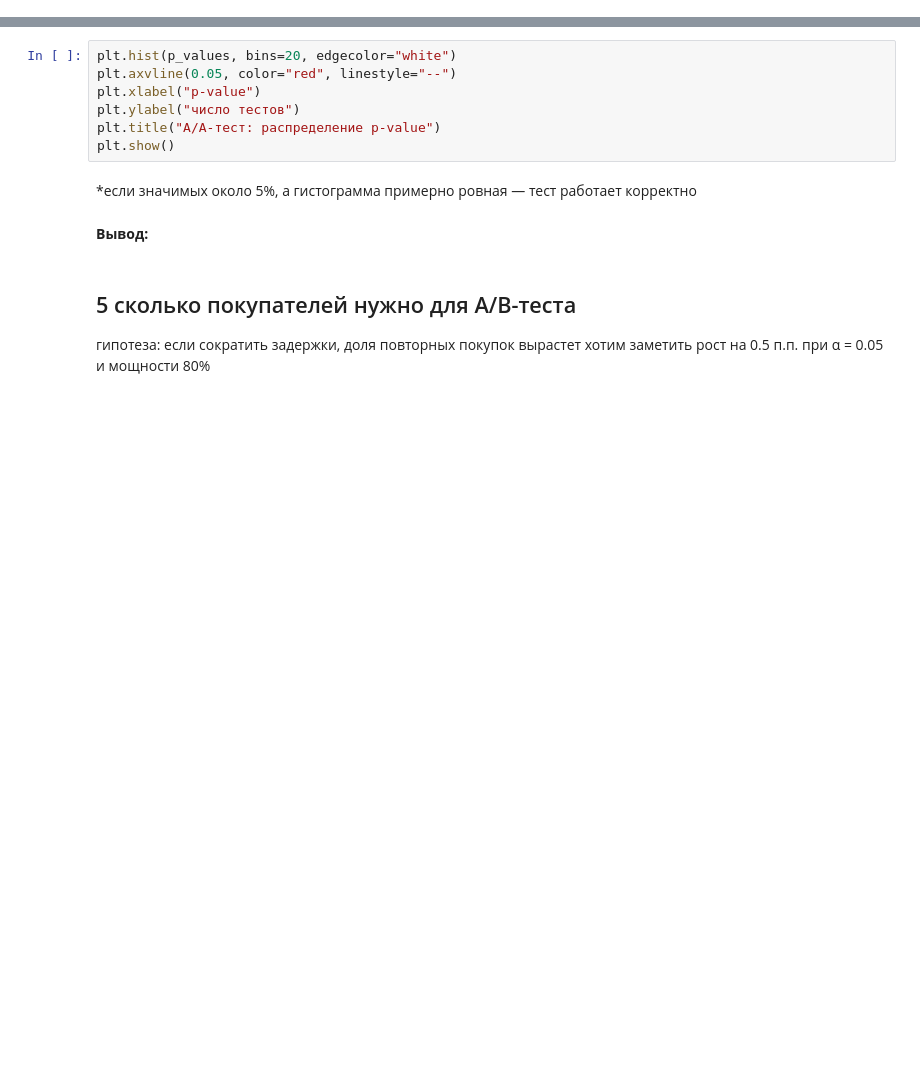
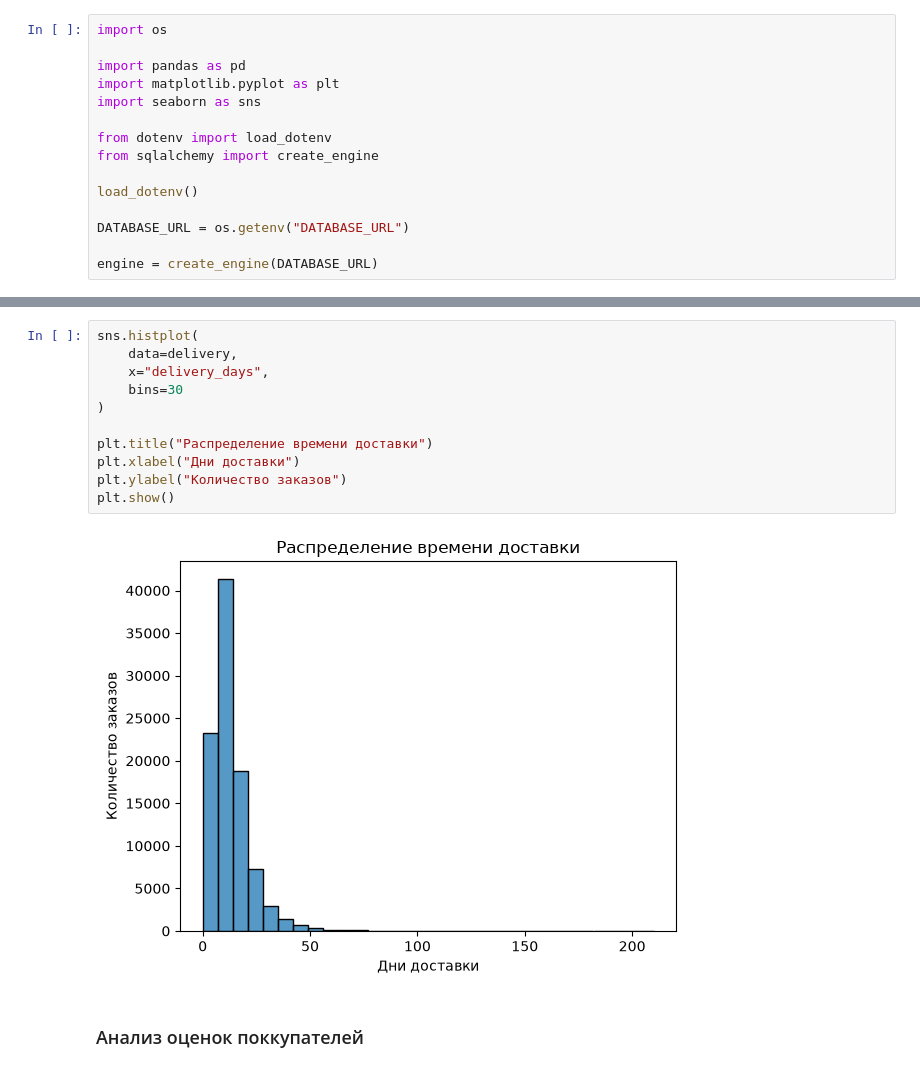
Before and after one commit to hannettochi/data-warehouse-olist, a Jupyter notebook: notebooks/olist_analysis.ipynb, the cells around one changed output, grey strips where cells are left out. Saved outputs shown, nothing was run; the diff lists cells and outputs as text; blank space fills up the shorter version.

```diff
--- a/notebooks/olist_analysis.ipynb
+++ b/notebooks/olist_analysis.ipynb
@@ -42,0 +26,15 @@ orders.shape
+# %%
+import os
+
+import pandas as pd
+import matplotlib.pyplot as plt
+import seaborn as sns
+
+from dotenv import load_dotenv
+from sqlalchemy import create_engine
+
+load_dotenv()
+
+DATABASE_URL = os.getenv("DATABASE_URL")
+
+engine = create_engine(DATABASE_URL)
@@ -115,17 +178,16 @@ print(f"доля значимых при α = 0.05: {(p_values < 0.05).mean():.1
 # %%
-plt.hist(p_values, bins=20, edgecolor="white")
-plt.axvline(0.05, color="red", linestyle="--")
-plt.xlabel("p-value")
-plt.ylabel("число тестов")
-plt.title("A/A-тест: распределение p-value")
+sns.histplot(
+    data=delivery,
+    x="delivery_days",
+    bins=30
+)
+
+plt.title("Распределение времени доставки")
+plt.xlabel("Дни доставки")
+plt.ylabel("Количество заказов")
 plt.show()
+# %% [output]
+[figure, added]
-# %% [markdown]
-*если значимых около 5%, а гистограмма примерно ровная — тест работает корректно
-# %% [markdown]
-**Вывод:**
 # %% [markdown]
-## 5 сколько покупателей нужно для A/B-теста
-
-гипотеза: если сократить задержки, доля повторных покупок вырастет
-хотим заметить рост на 0.5 п.п. при α = 0.05 и мощности 80%
+### Анализ оценок поккупателей
 # %%
```
Also changed, not shown: parts of 25 cells of this notebook, 27 other files.
